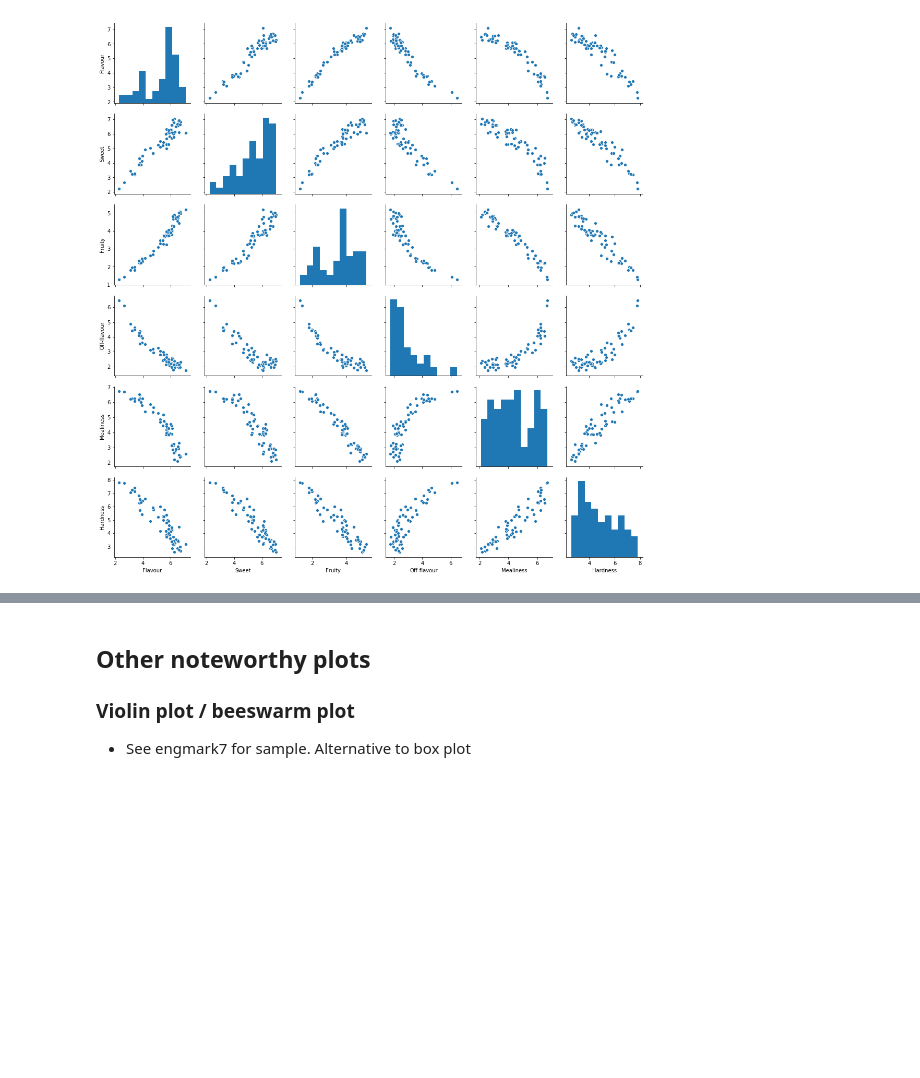
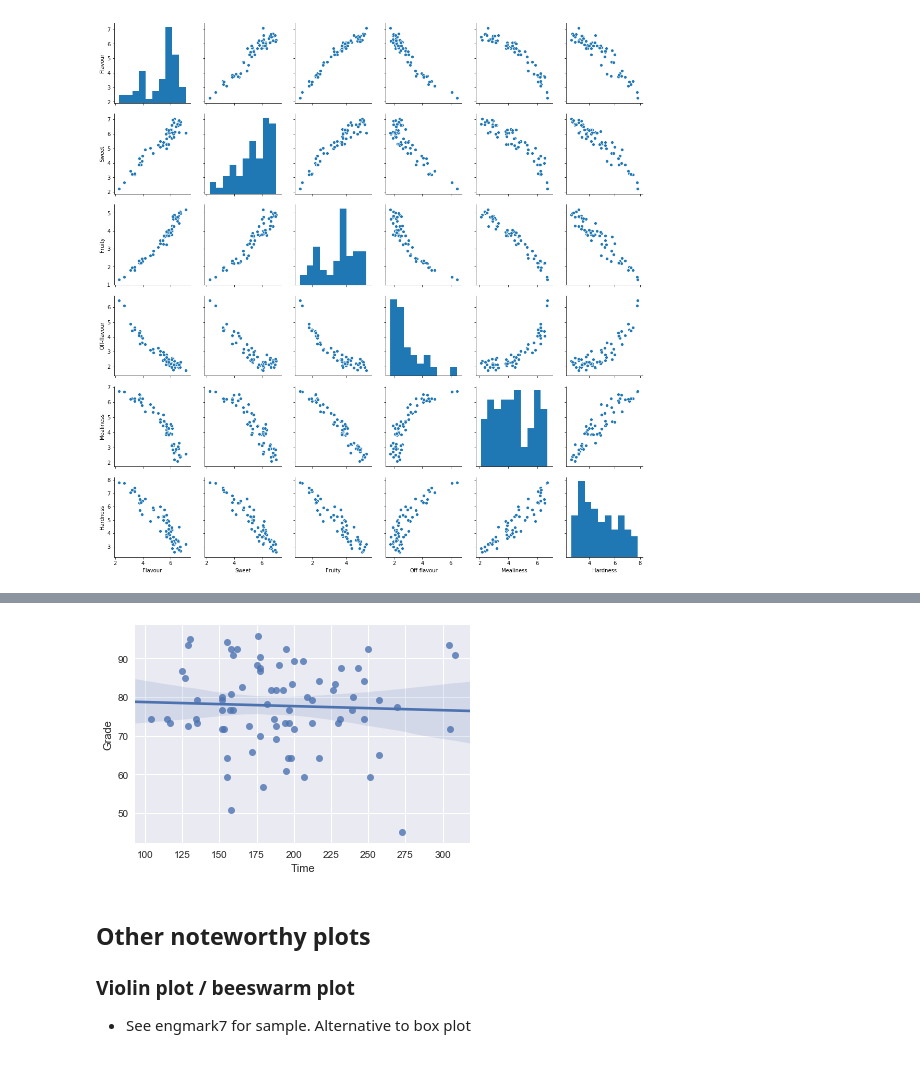
Before and after one commit to kgdunn/python-basic-notebooks, a Jupyter notebook: Module-10-interactive.ipynb, the cells around one changed output, grey strips where cells are left out. Cells and saved outputs as stored; diff of their text form; code cells hidden in the pictures; blank space fills up the shorter version.

Commit message:
Working on regression; but will move this off into a separate notebook.

```diff
--- a/Module-10-interactive.ipynb
+++ b/Module-10-interactive.ipynb
@@ -654,3 +662,16 @@ Or another scenario:
+# %%
+# Standard imports required to show plots
+%matplotlib inline
+import pandas as pd
+import seaborn as sns
+
+# Load the data
+grades = pd.read_csv('https://openmv.net/file/unlimited-time-test.csv')
+
+# Fit a regression model between Time and Grade, showing the model's prediction boundaries
+sns.regplot(x = "Time", y = "Grade", data = grades);
+# %% [output]
+[figure, added]
 # %% [markdown]
 ## Other noteworthy plots
 
```
Also changed, not shown: parts of 17 cells of this notebook.
